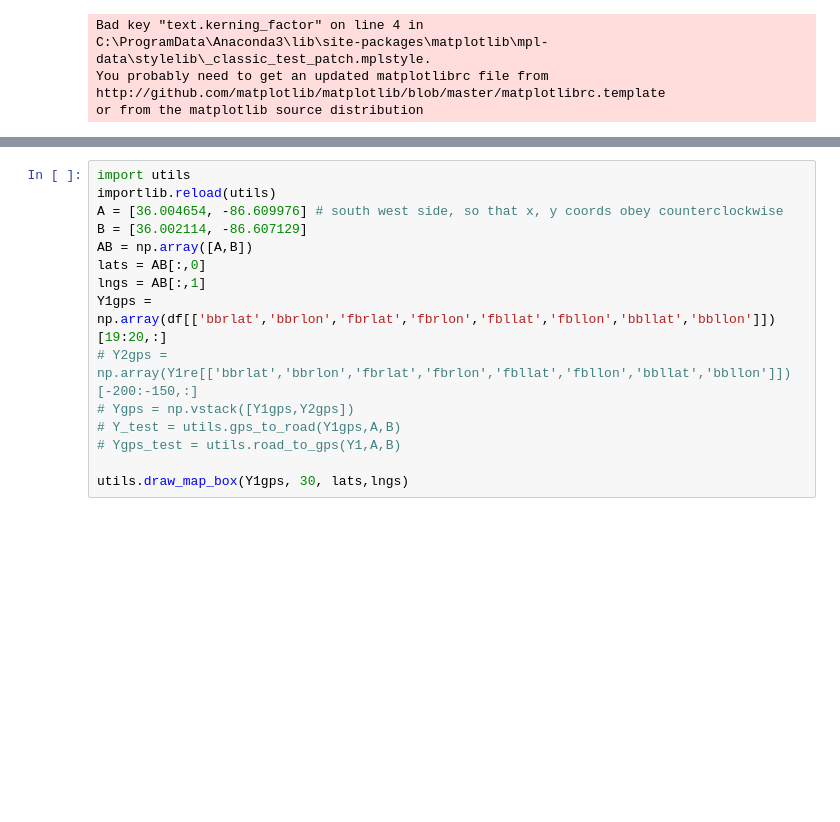
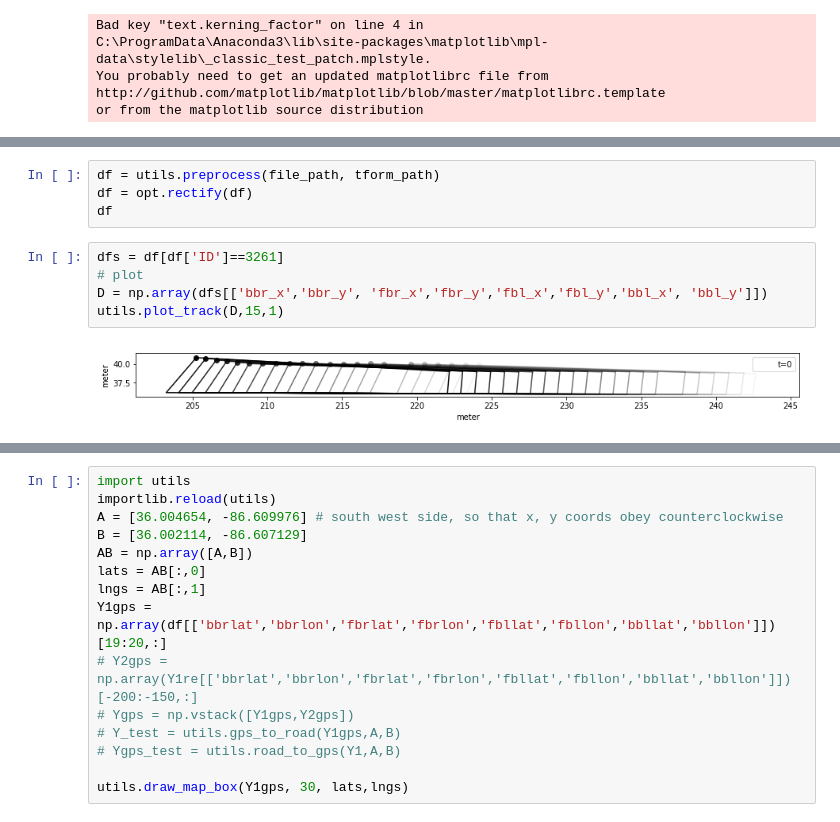
Before and after one commit to yanb514/I24-postprocessing, a Jupyter notebook: I24_3D_rectification.ipynb, the cells around one changed output, grey strips where cells are left out. Cells and saved outputs as stored; diff of their text form; blank space fills up the shorter version.

```diff
--- a/I24_3D_rectification.ipynb
+++ b/I24_3D_rectification.ipynb
@@ -67,0 +104,11 @@ df
+# %%
+df = utils.preprocess(file_path, tform_path)
+df = opt.rectify(df)
+df
+# %%
+dfs = df[df['ID']==3261]
+# plot
+D = np.array(dfs[['bbr_x','bbr_y', 'fbr_x','fbr_y','fbl_x','fbl_y','bbl_x', 'bbl_y']])
+utils.plot_track(D,15,1)
+# %% [output]
+[figure, added]
```
Also changed, not shown: parts of 9 cells of this notebook, 10 other files.
